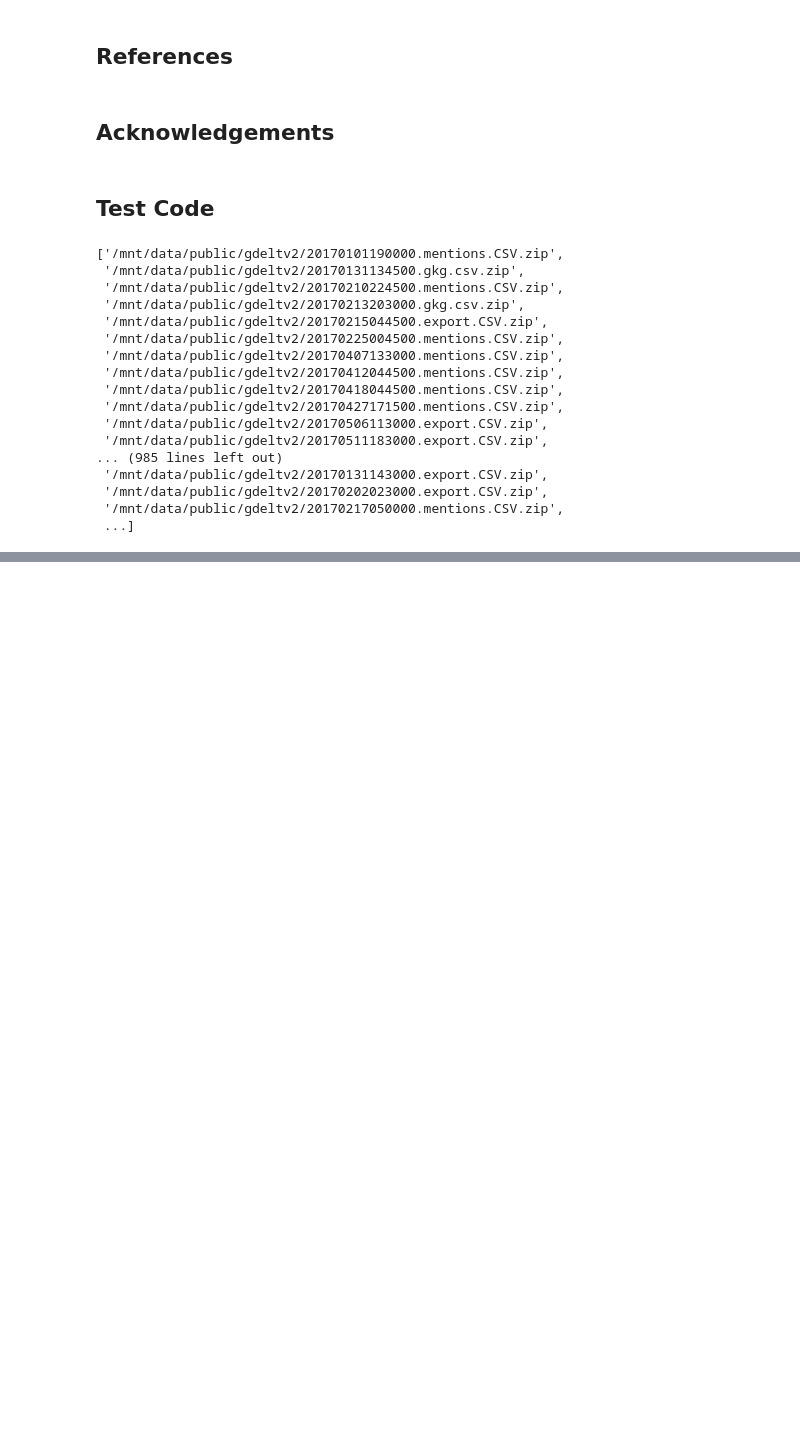
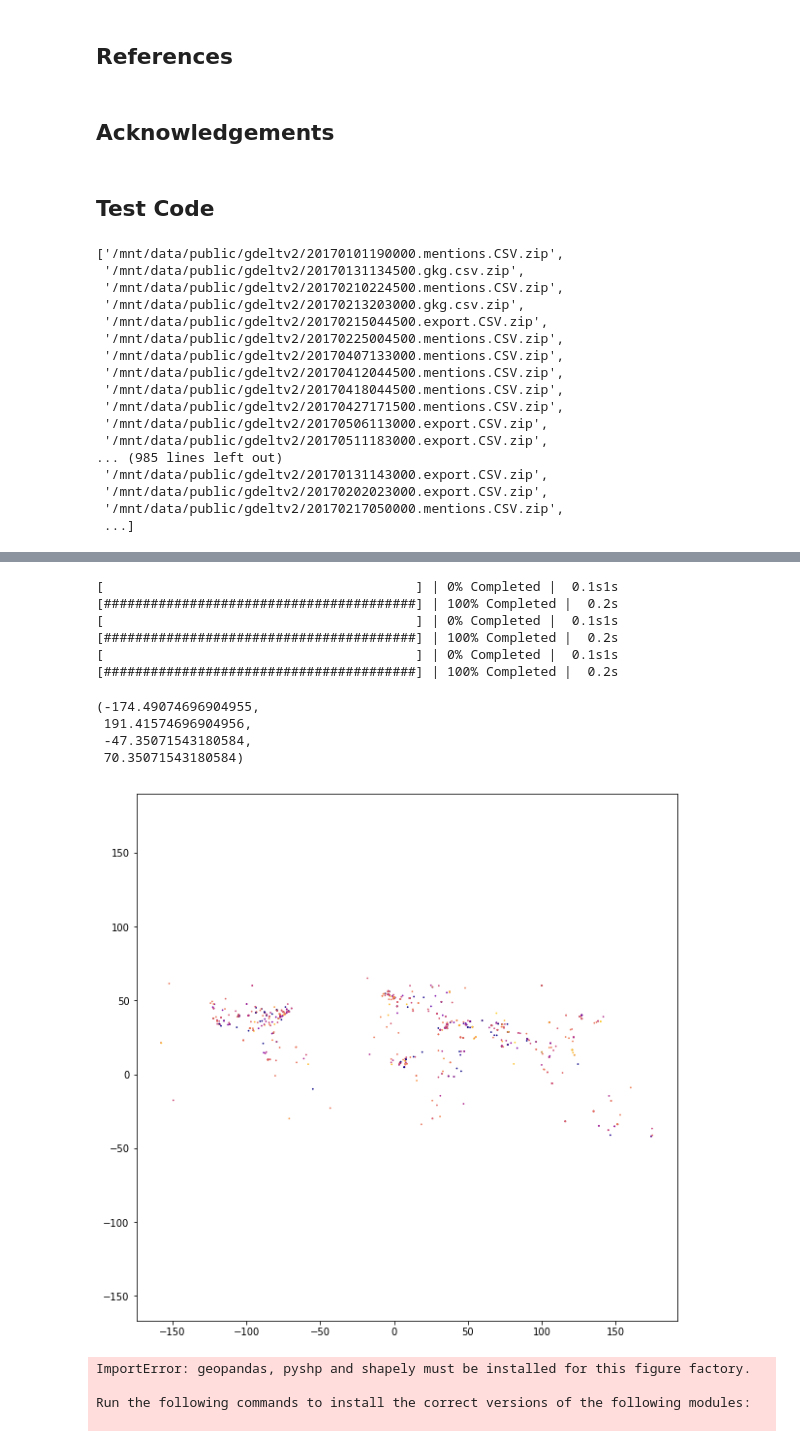
Before and after one commit to PrinceJavier/gdelt_analysis, a Jupyter notebook: GDELT_analysis.ipynb, the cells around one changed output, grey strips where cells are left out. Saved outputs shown, nothing was run; the diff lists cells and outputs as text; code cells hidden in the pictures; blank space fills up the shorter version.

```diff
--- a/GDELT_analysis.ipynb
+++ b/GDELT_analysis.ipynb
@@ -354,0 +351,11 @@ len(df_events)
+# %%
+# Check average goldstein score, avgTone of each country/location
+# Columns to keep
+keep_cols = ['Day', 'GoldsteinScale', 'NumMentions',
+             'NumSources', 'NumArticles', 'AvgTone', 'Actor1Geo_Lat', 'Actor1Geo_Long',
+            'Actor1Geo_CountryCode']
+
+# Extract the needed data
+df_ = df_events[keep_cols]
+print("> Selected needed data from Events data.")
+print(f"> Type of dataframe {type(df_)}")
@@ -354,0 +365,6 @@ len(df_events)
+# %%
+# Get a sample for plotting
+frac = 0.01
+df_events_sample = df_.sample(frac=frac).persist()
+print(f"> Obtained a {frac} sample for plotting.")
+print("> Selected data persisted into workers.")
@@ -354,0 +396,6 @@ len(df_events)
+# %%
+# Convert numerical datapoints to floats
+to_conv =['Day', 'GoldsteinScale', 'NumMentions',
+             'NumSources', 'NumArticles', 'AvgTone', 'Actor1Geo_Lat', 'Actor1Geo_Long']
+df_events_sample[to_conv] = df_events_sample[to_conv].astype(float).compute()
+print("> Converted numerical data to float")
@@ -354,0 +426,13 @@ len(df_events)
+# %%
+# Plot the longitudes and latitudes color coded according to Goldstein value
+
+# Drop null values
+df_events_sample = df_events_sample.dropna(subset=['GoldsteinScale', 'Actor1Geo_Lat', 'Actor1Geo_Long', 'Actor1Geo_CountryCode']).persist()
+print("> Null values dropped.")
+print("> Sampled dataframe persisted")
+
+# Persist first
+y = df_events_sample['Actor1Geo_Lat'].to_dask_array(lengths=True).persist()
+x = df_events_sample['Actor1Geo_Long'].to_dask_array(lengths=True).persist()
+c = df_events_sample['GoldsteinScale'].to_dask_array(lengths=True).persist()
+countries = df_events_sample['Actor1Geo_CountryCode'].to_dask_array(lengths=True).persist()
@@ -354,0 +460,41 @@ len(df_events)
+# %%
+# Goldstein values vs Latitude and Longitude
+f, ax = plt.subplots(figsize=(10,10))
+ax.scatter(x, y, c=c, marker='o', s=0.5, cmap='plasma')
+plt.axis('equal')
+# %% [output]
+[                                        ] | 0% Completed |  0.1s1s
+[########################################] | 100% Completed |  0.2s
+[                                        ] | 0% Completed |  0.1s1s
+[########################################] | 100% Completed |  0.2s
+[                                        ] | 0% Completed |  0.1s1s
+[########################################] | 100% Completed |  0.2s
+(-174.49074696904955,
+ 191.41574696904956,
+ -47.35071543180584,
+ 70.35071543180584)
+[figure, added]
+# %%
+# Goldstein Chloropleth
+import plotly.plotly as py
+import plotly.figure_factory as ff
+
+colorscale = ["#f7fbff","#ebf3fb","#deebf7","#d2e3f3","#c6dbef","#b3d2e9","#9ecae1",
+              "#85bcdb","#6baed6","#57a0ce","#4292c6","#3082be","#2171b5","#1361a9",
+              "#08519c","#0b4083","#08306b"]
+endpts = list(np.linspace(1, 12, len(colorscale) - 1))
+
+fig = ff.create_choropleth(
+    fips=countries, values=c,
+    binning_endpoints=endpts, colorscale=colorscale,
+    show_state_data=False,
+    show_hover=True, centroid_marker={'opacity': 0},
+    asp=2.9, title='AAA',
+    legend_title='AAAA'
+)
+py.iplot(fig, filename='choropleth_full_Goldstein')
+# %% [output]
+ImportError: geopandas, pyshp and shapely must be installed for this figure factory.
+
+Run the following commands to install the correct versions of the following modules:
+
```
Also changed, not shown: parts of 15 cells of this notebook.
